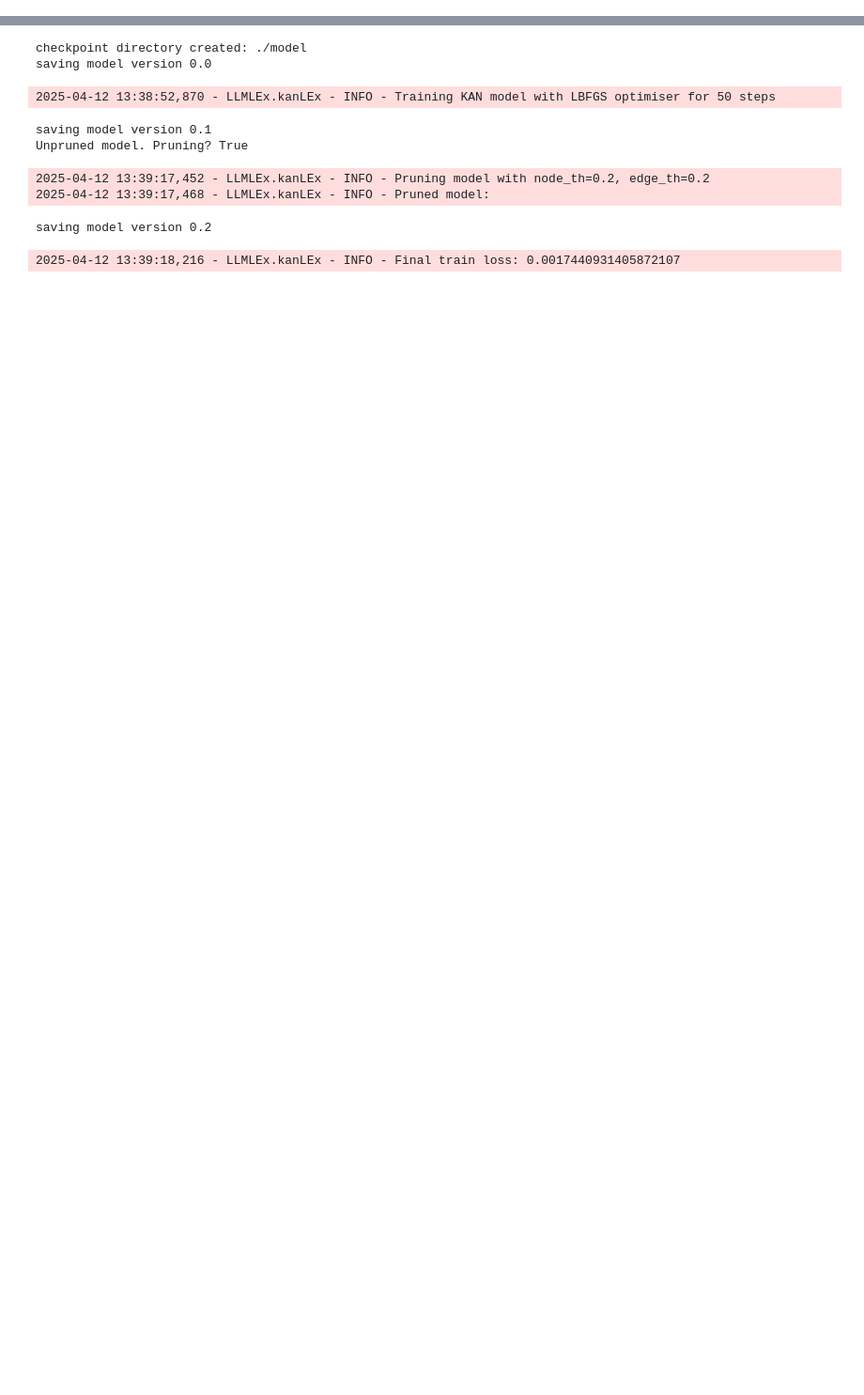
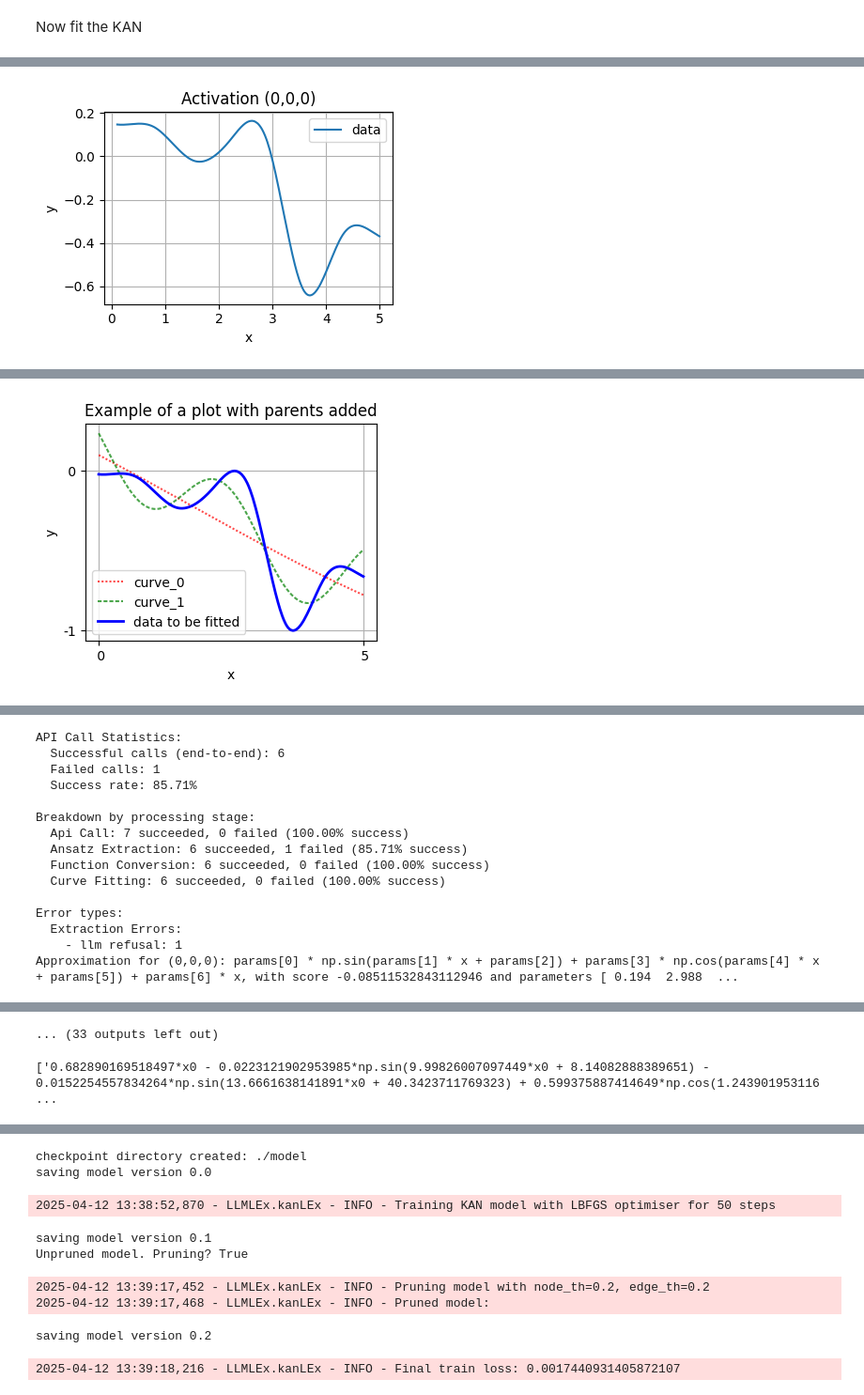
Before and after one commit to harveyThomas4692/llmlex, a Jupyter notebook: Examples/Example Paper UniKAN.ipynb, the cells around one changed output, grey strips where cells are left out. Shown at 94% size. Drawn from its saved outputs; the diff is of its cells as text; code cells hidden in the pictures; blank space fills up the shorter version.

```diff
--- a/Examples/Example Paper UniKAN.ipynb
+++ b/Examples/Example Paper UniKAN.ipynb
@@ -16,0 +109,16 @@ llmlex.llm.check_key_limit(client)
+# %% [markdown]
+Now fit the KAN
+# %%
+best_expressions, best_chi_squareds, results_dicts, results_all_dicts = univariate_kansr.get_symbolic(
+    client=client,
+    population=3,
+    generations=2,
+    temperature=0.1,
+    gpt_model="openai/gpt-4o",
+    verbose=1,
+    use_async=True,
+    plot_fit=True,
+    plot_parents=True,
+    demonstrate_parent_plotting=True
+)
+# %% [output]
@@ -16,0 +129 @@ llmlex.llm.check_key_limit(client)
+[figure, added]
@@ -16,0 +136 @@ llmlex.llm.check_key_limit(client)
+[figure, added]
@@ -16,0 +142,15 @@ llmlex.llm.check_key_limit(client)
+API Call Statistics:
+  Successful calls (end-to-end): 6
+  Failed calls: 1
+  Success rate: 85.71%
+
+Breakdown by processing stage:
+  Api Call: 7 succeeded, 0 failed (100.00% success)
+  Ansatz Extraction: 6 succeeded, 1 failed (85.71% success)
+  Function Conversion: 6 succeeded, 0 failed (100.00% success)
+  Curve Fitting: 6 succeeded, 0 failed (100.00% success)
+
+Error types:
+  Extraction Errors:
+    - llm refusal: 1
+Approximation for (0,0,0): params[0] * np.sin(params[1] * x + params[2]) + params[3] * np.cos(params[4] * x + params[5]) + params[6] * x, with score -0.08511532843112946 and parameters [ 0.194  2.988  ...
@@ -16,0 +170,5 @@ llmlex.llm.check_key_limit(client)
+... (33 outputs left out)
+# %%
+best_expressions
+# %% [output]
+['0.682890169518497*x0 - 0.0223121902953985*np.sin(9.99826007097449*x0 + 8.14082888389651) - 0.0152254557834264*np.sin(13.6661638141891*x0 + 40.3423711769323) + 0.599375887414649*np.cos(1.243901953116 ...
```
Also changed, not shown: parts of 58 cells of this notebook, 16 other files.
